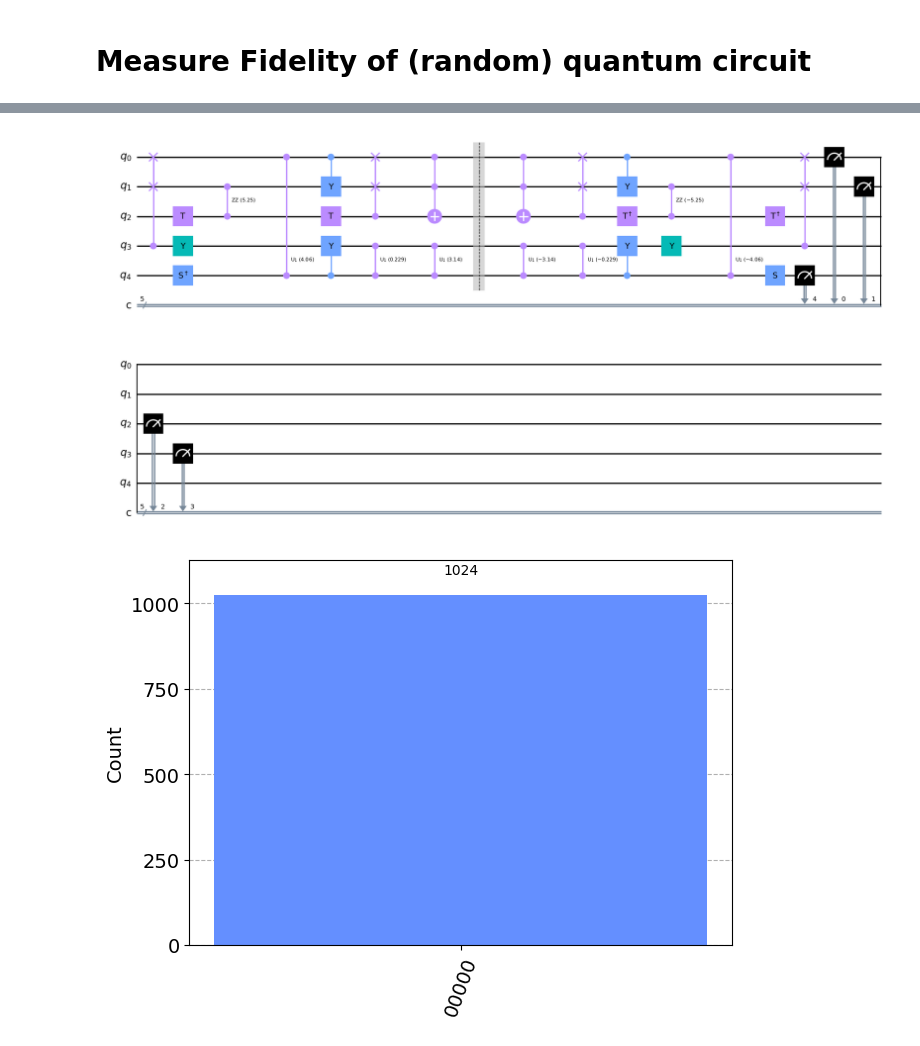
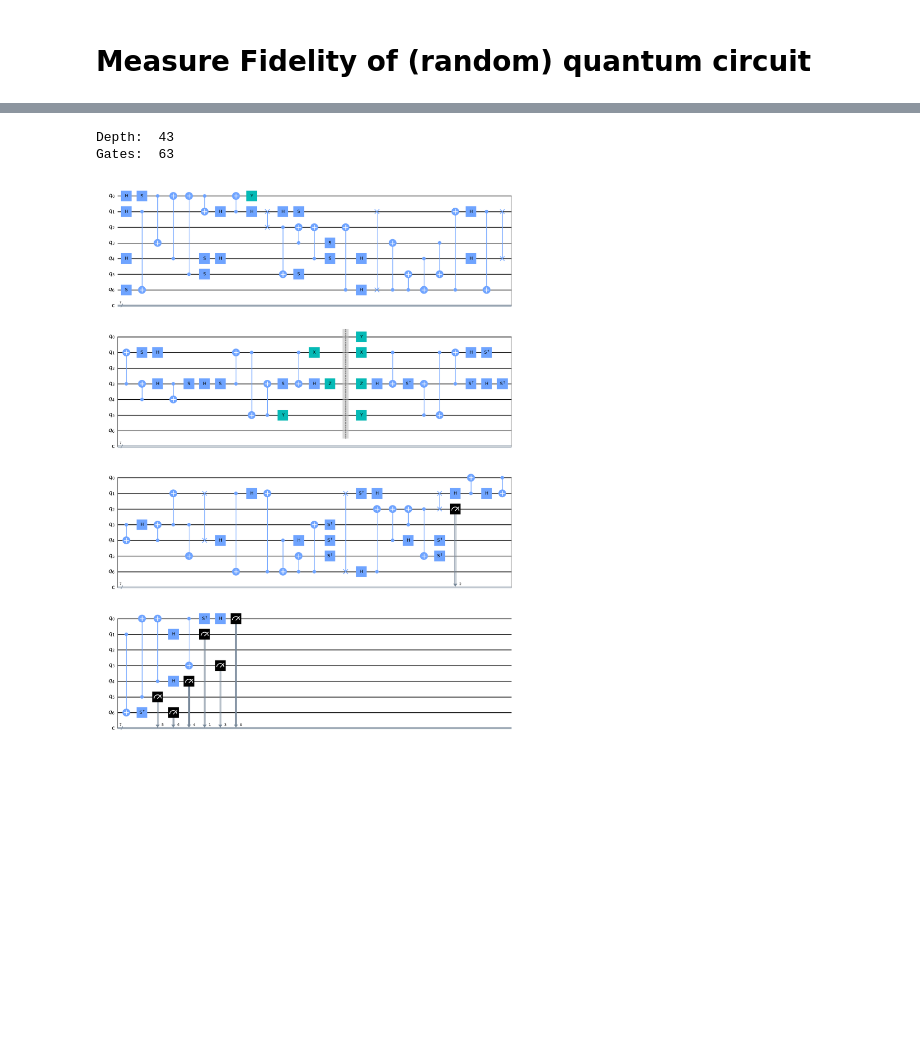
Before and after one commit to MarcMaussner/quantum_playground, a Jupyter notebook: 2023_world_of_quantum/Clifford_Barrier_Fidelity.ipynb, the cells around one changed output, grey strips where cells are left out. Saved outputs shown, nothing was run; the diff lists cells and outputs as text; code cells hidden in the pictures; blank space fills up the shorter version.

```diff
--- a/2023_world_of_quantum/Clifford_Barrier_Fidelity.ipynb
+++ b/2023_world_of_quantum/Clifford_Barrier_Fidelity.ipynb
@@ -12,6 +12,19 @@ from qiskit import Aer
 from qiskit.visualization import plot_histogram
 # %%
 def reverse_and_compose(qc):
+    """
+    Creates circuit with qc + barrier + reverse(inverse(qc))
+
+    Parameters
+    ----------
+    qc : QuantumCircuit
+        The circuit to create the mirror for
+
+    Returns
+    -------
+    composed circuit qc + barrier + reverse(inverse(qc))
+
+    """
     circ_qc = QuantumCircuit(qc.num_qubits, qc.num_qubits)
     circ_qc = QuantumCircuit(num_qubits, num_qubits)
     circ_qc.compose(qc, inplace=True)
@@ -34,0 +39,19 @@ circ1.draw('mpl')
+# %%
+# create dummy ciruit with num_qubits and num_depth
+
+num_qubits = 7
+num_reps = 5
+seed = 123
+
+#test circuit
+#rand_circ = random_circuit(num_qubits, num_reps, measure=False)
+
+from qiskit.quantum_info import random_clifford
+from qiskit.quantum_info import Clifford
+
+rand_circ = QuantumCircuit(num_qubits)
+U = random_clifford(num_qubits,seed=seed)
+U = U.to_circuit()
+rand_circ.compose(U, qubits=[0,1,2,3,4,5,6], inplace=True)
+#rand_cirq.draw("mpl")
+rand_circ.draw('mpl')
@@ -35,16 +60,13 @@ circ1.draw('mpl')
+# %%
+# information about graph_state_circuit
+print("Depth: ", rand_circ.decompose().depth())
+print("Gates: ", rand_circ.decompose().size())
+# %% [output]
+Depth:  43
+Gates:  63
 # %%
 # now insert barrier and reverse -> result, when executing shall ideally be |0...0>
-circ1_full = reverse_and_compose(circ1)
-circ1_full.draw('mpl')
+rand_circ_full = reverse_and_compose(rand_circ)
+rand_circ_full.draw('mpl')
 # %% [output]
-[figure, old version]
+[figure, new version]
-# %%
-# execute circuit and measure outcome close to |0...0>
-backend = Aer.get_backend('qasm_simulator')
-
-job = execute(circ1_full, backend)
-result = job.result()
-counts = result.get_counts()
-plot_histogram(counts)
-# %% [output]
-[figure, removed]
```
Also changed, not shown: parts of 18 cells of this notebook.
